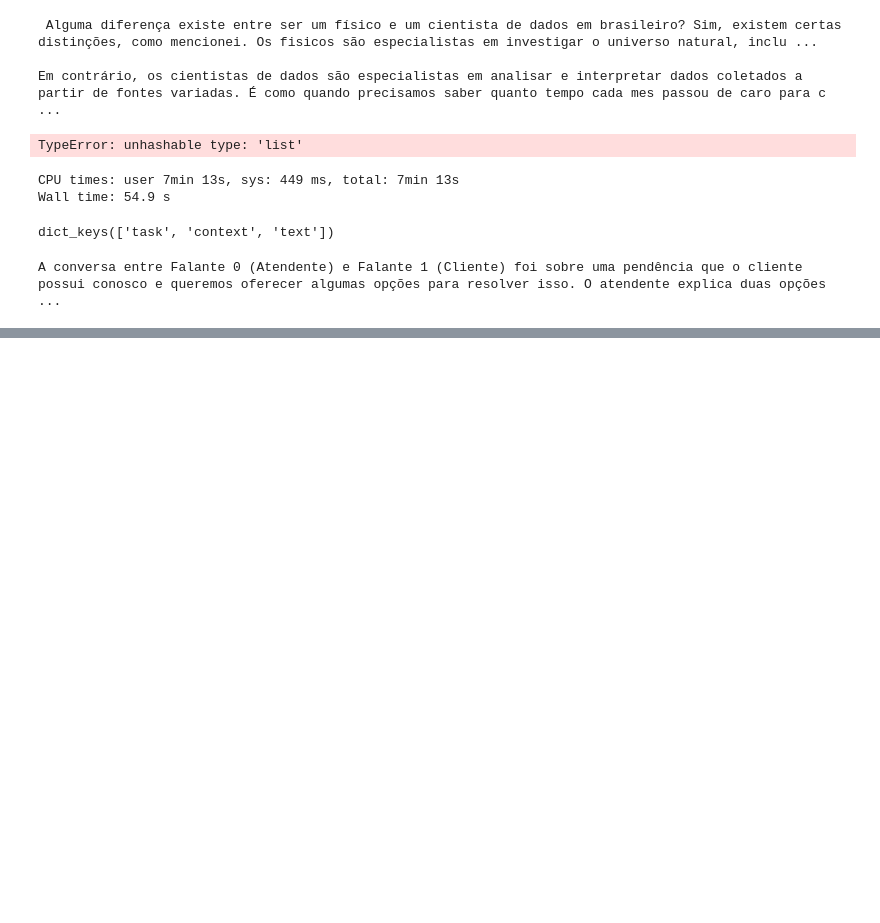
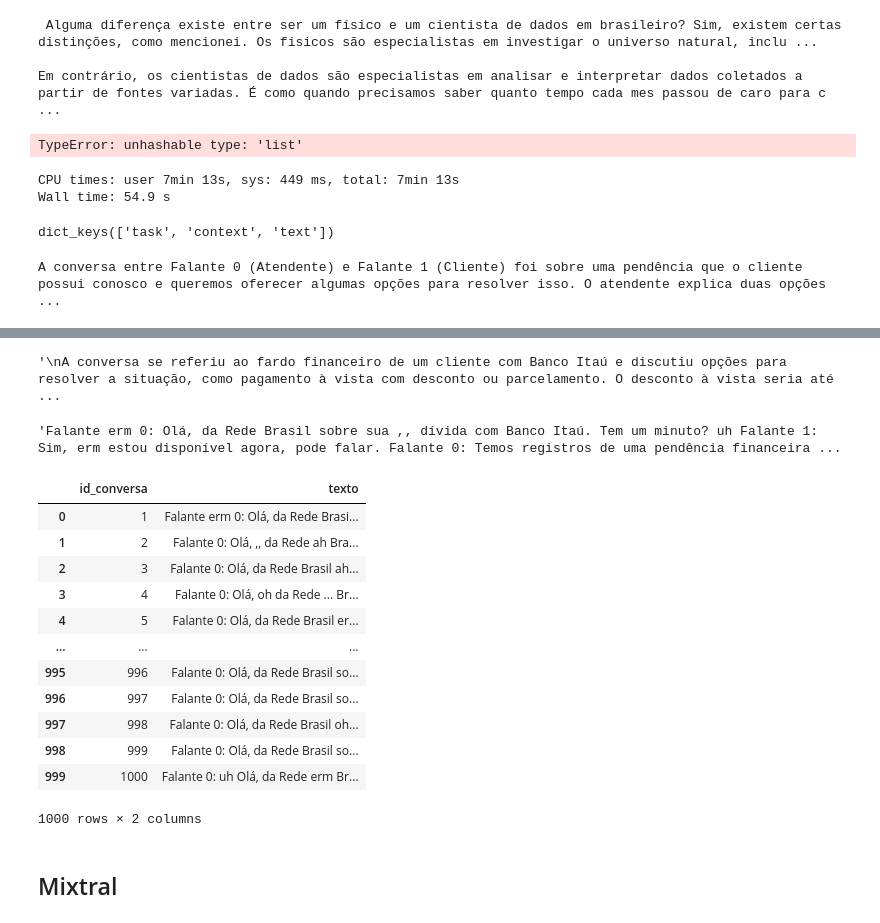
Before and after one commit to geanmart/LLM, a Jupyter notebook: MIxtral_modelo_quantizado.ipynb, the cells around one changed output, grey strips where cells are left out. Cells and saved outputs as stored; diff of their text form; code cells hidden in the pictures; blank space fills up the shorter version.

```diff
--- a/MIxtral_modelo_quantizado.ipynb
+++ b/MIxtral_modelo_quantizado.ipynb
@@ -148,0 +155,26 @@ for i in range(data.shape[0]):
+# %%
+output_data.resumo.values[0]
+# %% [output]
+'\nA conversa se referiu ao fardo financeiro de um cliente com Banco Itaú e discutiu opções para resolver a situação, como pagamento à vista com desconto ou parcelamento. O desconto à vista seria até  ...
+# %%
+data.texto.values[0]
+# %% [output]
+'Falante erm 0: Olá, da Rede Brasil sobre sua ,, dívida com Banco Itaú. Tem um minuto? uh Falante 1: Sim, erm estou disponível agora, pode falar. Falante 0: Temos registros de uma pendência financeira ...
+# %%
+data
+# %% [output]
+|  | id_conversa | texto |
+| 0 | 1 | Falante erm 0: Olá, da Rede Brasi... |
+| 1 | 2 | Falante 0: Olá, ,, da Rede ah Bra... |
+| 2 | 3 | Falante 0: Olá, da Rede Brasil ah... |
+| 3 | 4 | Falante 0: Olá, oh da Rede ... Br... |
+| 4 | 5 | Falante 0: Olá, da Rede Brasil er... |
+| ... | ... | ... |
+| 995 | 996 | Falante 0: Olá, da Rede Brasil so... |
+| 996 | 997 | Falante 0: Olá, da Rede Brasil so... |
+| 997 | 998 | Falante 0: Olá, da Rede Brasil oh... |
+| 998 | 999 | Falante 0: Olá, da Rede Brasil so... |
+| 999 | 1000 | Falante 0: uh Olá, da Rede erm Br... |
+1000 rows × 2 columns
+# %% [markdown]
+## Mixtral
```
Also changed, not shown: parts of 3 cells of this notebook, 3 other files.
